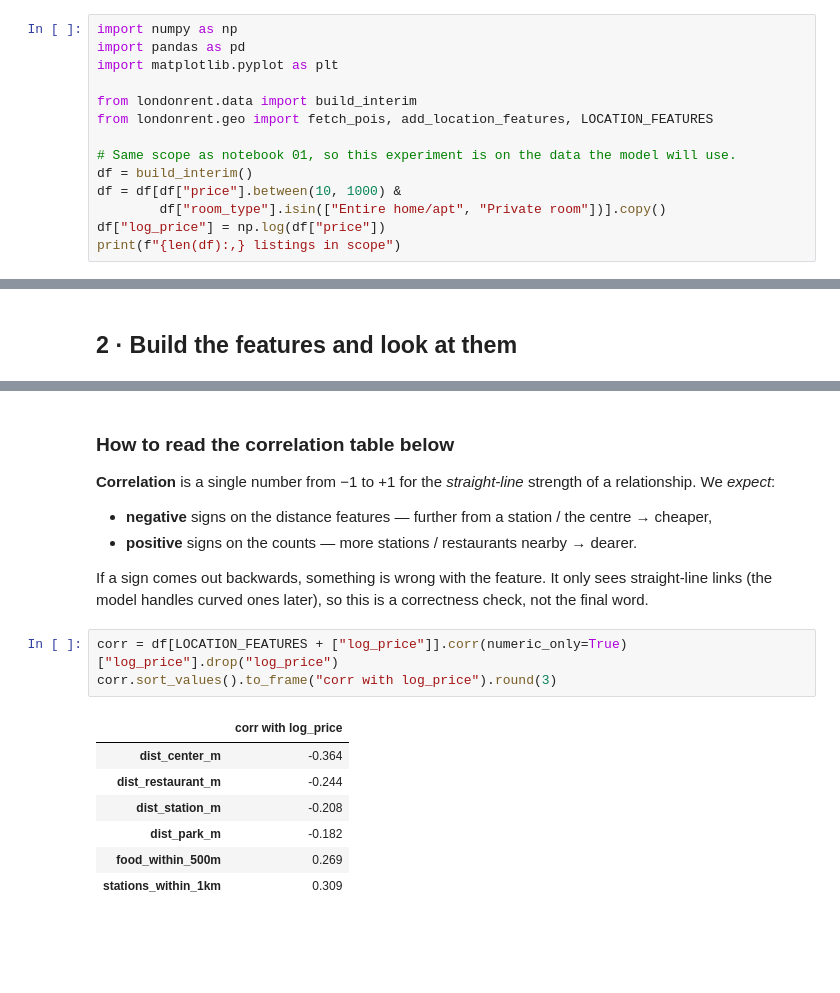
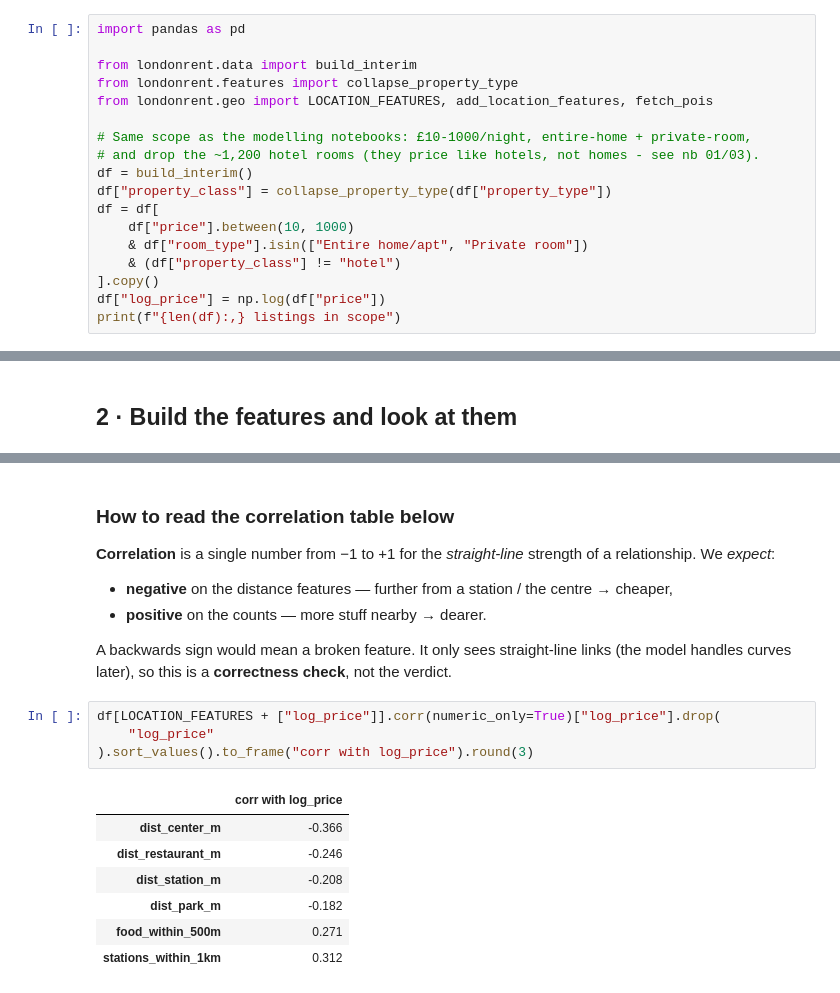
Before and after one commit to KevST14/london-rent-reality-check, a Jupyter notebook: notebooks/02_geo_features.ipynb, the cells around one changed output, grey strips where cells are left out. Saved outputs shown, nothing was run; the diff lists cells and outputs as text; blank space fills up the shorter version.

```diff
--- a/notebooks/02_geo_features.ipynb
+++ b/notebooks/02_geo_features.ipynb
@@ -72,15 +104,19 @@ nonsense until I projected first.
 # %%
-import numpy as np
 import pandas as pd
-import matplotlib.pyplot as plt
 
 from londonrent.data import build_interim
-from londonrent.geo import fetch_pois, add_location_features, LOCATION_FEATURES
+from londonrent.features import collapse_property_type
+from londonrent.geo import LOCATION_FEATURES, add_location_features, fetch_pois
 
-# Same scope as notebook 01, so this experiment is on the data the model will use.
+# Same scope as the modelling notebooks: £10-1000/night, entire-home + private-room,
+# and drop the ~1,200 hotel rooms (they price like hotels, not homes - see nb 01/03).
 df = build_interim()
-df = df[df["price"].between(10, 1000) &
-        df["room_type"].isin(["Entire home/apt", "Private room"])].copy()
+df["property_class"] = collapse_property_type(df["property_type"])
+df = df[
+    df["price"].between(10, 1000)
+    & df["room_type"].isin(["Entire home/apt", "Private room"])
+    & (df["property_class"] != "hotel")
+].copy()
 df["log_price"] = np.log(df["price"])
 print(f"{len(df):,} listings in scope")
 # %% [output]
@@ -173,25 +212,24 @@ plt.tight_layout()
 # %% [markdown]
 ### How to read the correlation table below
 
-**Correlation** is a single number from −1 to +1 for the *straight-line* strength of
-a relationship. We *expect*:
+**Correlation** is a single number from −1 to +1 for the *straight-line* strength
+of a relationship. We *expect*:
+- **negative** on the distance features — further from a station / the centre →
+  cheaper,
+- **positive** on the counts — more stuff nearby → dearer.
 
-- **negative** signs on the distance features — further from a station / the centre
-  → cheaper,
-- **positive** signs on the counts — more stations / restaurants nearby → dearer.
-
-If a sign comes out backwards, something is wrong with the feature. It only sees
-straight-line links (the model handles curved ones later), so this is a
-correctness check, not the final word.
+A backwards sign would mean a broken feature. It only sees straight-line links (the
+model handles curves later), so this is a **correctness check**, not the verdict.
 # %%
-corr = df[LOCATION_FEATURES + ["log_price"]].corr(numeric_only=True)["log_price"].drop("log_price")
-corr.sort_values().to_frame("corr with log_price").round(3)
+df[LOCATION_FEATURES + ["log_price"]].corr(numeric_only=True)["log_price"].drop(
+    "log_price"
+).sort_values().to_frame("corr with log_price").round(3)
 # %% [output]
 |  | corr with log_price |
-| dist_center_m | -0.364 |
-| dist_restaurant_m | -0.244 |
+| dist_center_m | -0.366 |
+| dist_restaurant_m | -0.246 |
 | dist_station_m | -0.208 |
 | dist_park_m | -0.182 |
-| food_within_500m | 0.269 |
-| stations_within_1km | 0.309 |
+| food_within_500m | 0.271 |
+| stations_within_1km | 0.312 |
 # %% [markdown]
```
Also changed, not shown: parts of 19 cells of this notebook, 5 other files.
